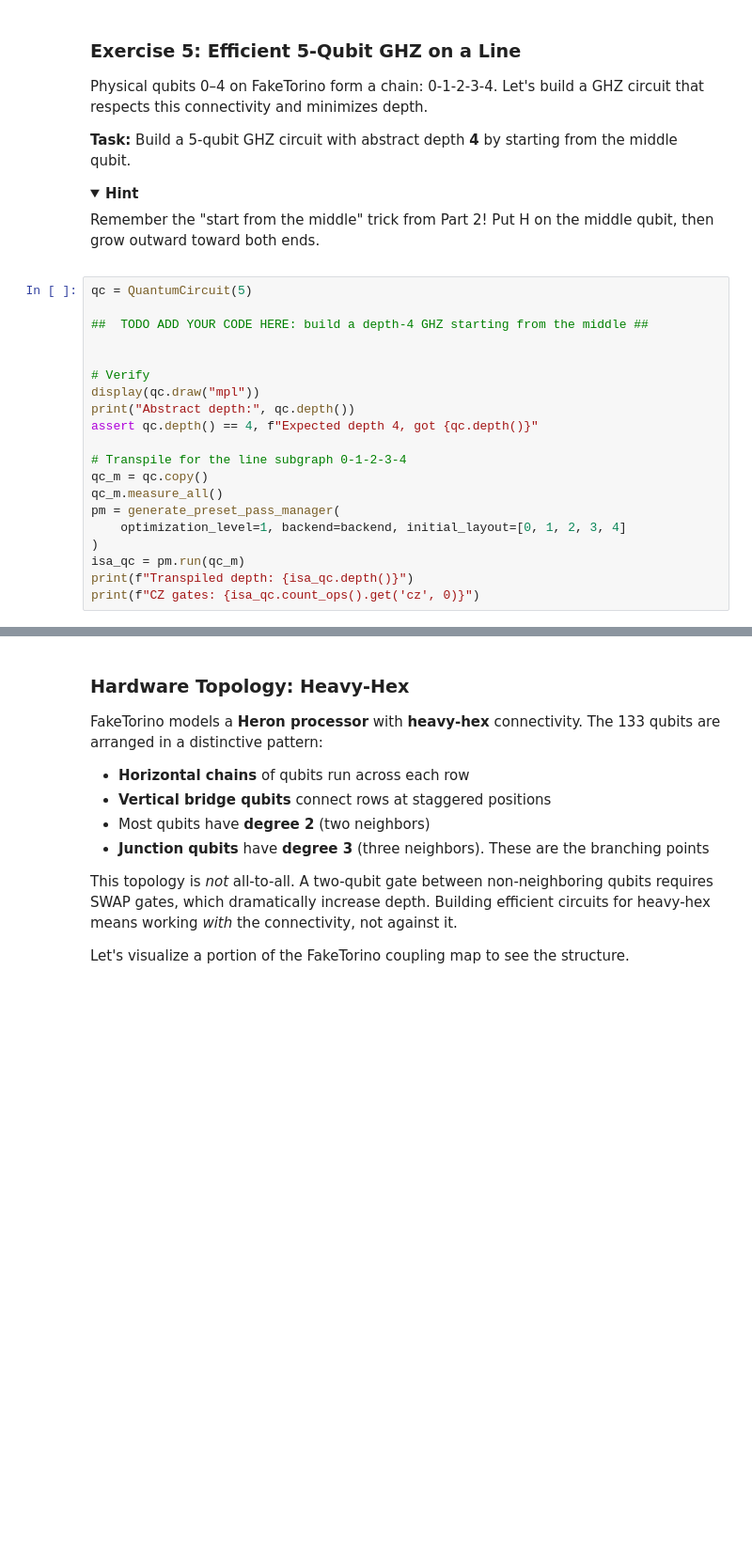
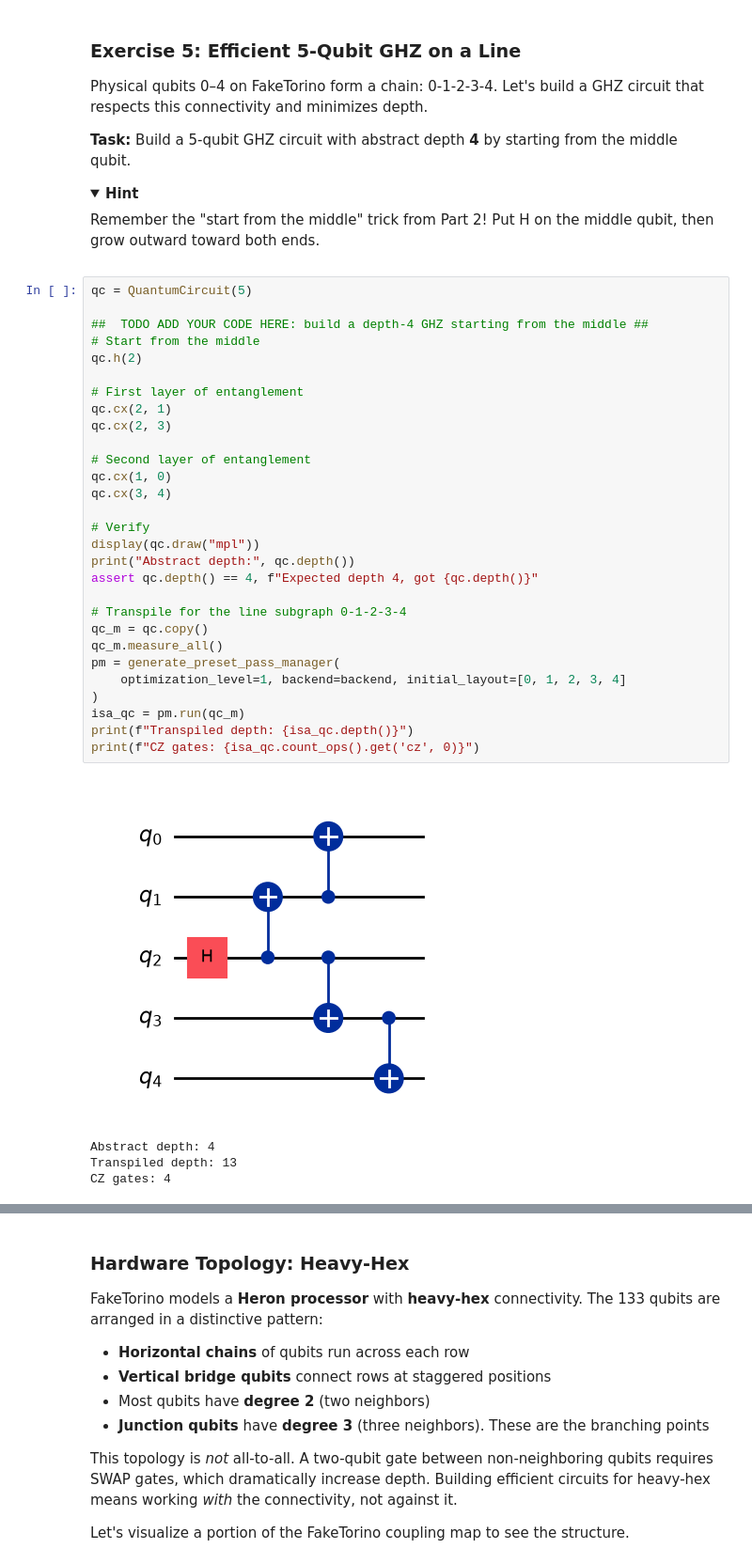
Before and after one commit to suranjannandi-git/qgss-2026, a Jupyter notebook: lab-1/python/QGSS2026_Lab1.ipynb, the cells around one changed output, grey strips where cells are left out. Shown at 94% size. Saved outputs shown, nothing was run; the diff lists cells and outputs as text; folded sections open; blank space fills up the shorter version.

```diff
--- a/lab-1/python/QGSS2026_Lab1.ipynb
+++ b/lab-1/python/QGSS2026_Lab1.ipynb
@@ -910,22 +910,36 @@ Remember the "start from the middle" trick from Part 2! Put H on the middle qubi
 # %%
 qc = QuantumCircuit(5)
 
 ##  TODO ADD YOUR CODE HERE: build a depth-4 GHZ starting from the middle ##
+# Start from the middle
+qc.h(2)
 
+# First layer of entanglement
+qc.cx(2, 1)
+qc.cx(2, 3)
+
+# Second layer of entanglement
+qc.cx(1, 0)
+qc.cx(3, 4)
 
 # Verify
 display(qc.draw("mpl"))
 print("Abstract depth:", qc.depth())
 assert qc.depth() == 4, f"Expected depth 4, got {qc.depth()}"
 
 # Transpile for the line subgraph 0-1-2-3-4
 qc_m = qc.copy()
 qc_m.measure_all()
 pm = generate_preset_pass_manager(
     optimization_level=1, backend=backend, initial_layout=[0, 1, 2, 3, 4]
 )
 isa_qc = pm.run(qc_m)
 print(f"Transpiled depth: {isa_qc.depth()}")
 print(f"CZ gates: {isa_qc.count_ops().get('cz', 0)}")
+# %% [output]
+[figure, added]
+Abstract depth: 4
+Transpiled depth: 13
+CZ gates: 4
 # %%
 grade_lab1_ex5(qc)
```
Also changed, not shown: parts of 8 cells of this notebook.
